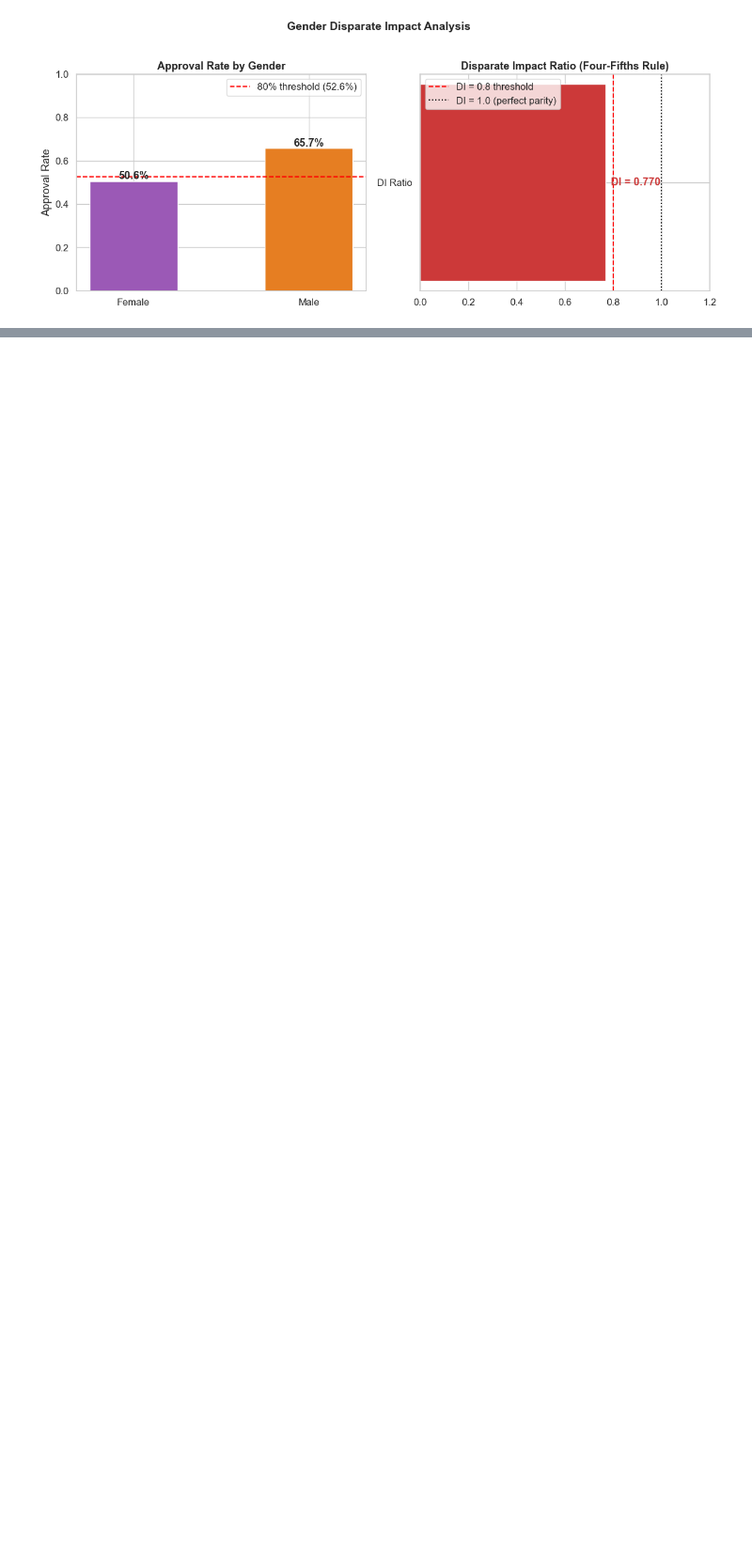
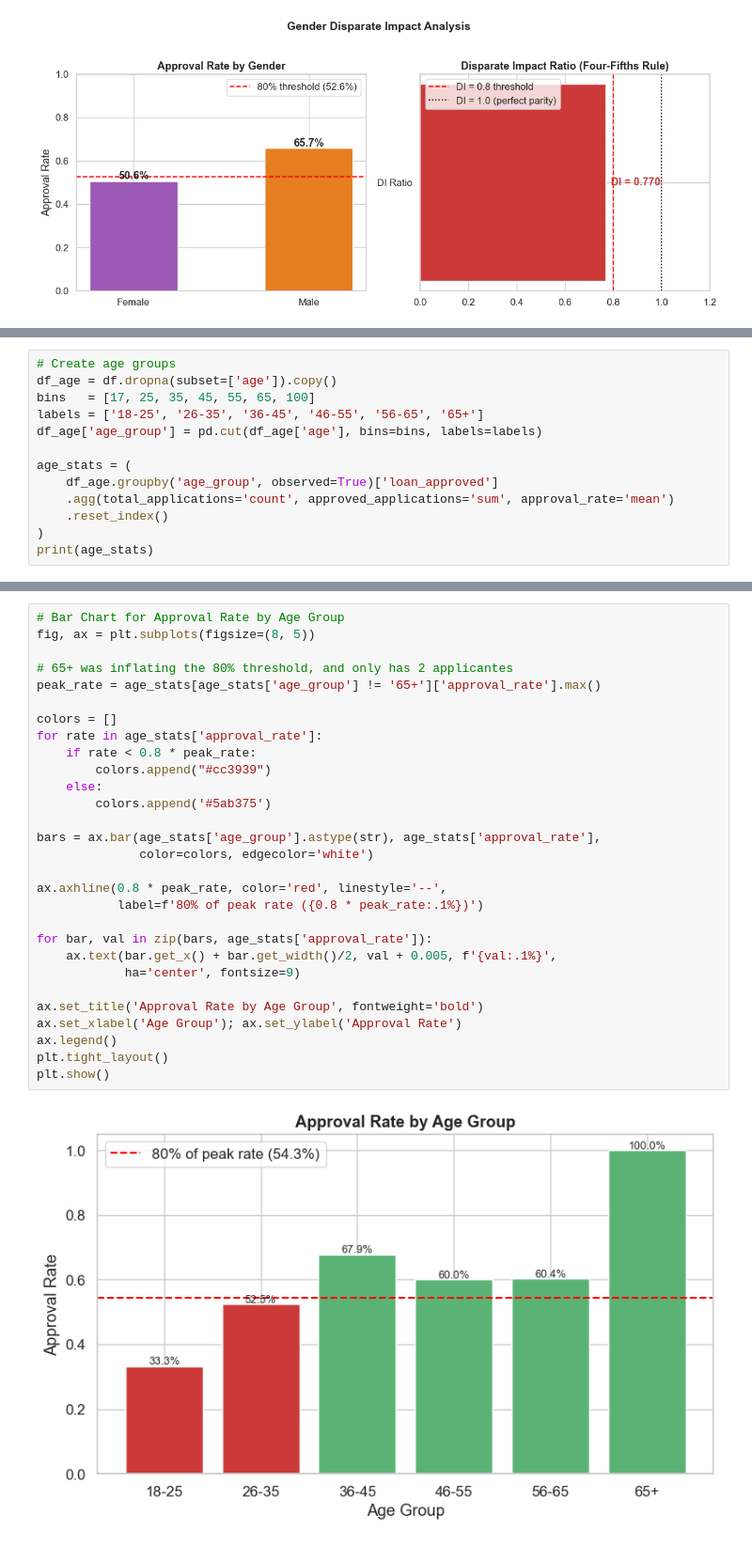
Before and after one commit to selin71414/dego-project-team9, a Jupyter notebook: notebooks/02-bias-analysis.ipynb, the cells around one changed output, grey strips where cells are left out. Shown at 94% size. Drawn from its saved outputs; the diff is of its cells as text; blank space fills up the shorter version.

```diff
--- a/notebooks/02-bias-analysis.ipynb
+++ b/notebooks/02-bias-analysis.ipynb
@@ -145,0 +149,13 @@ plt.show()
+# %%
+# Create age groups
+df_age = df.dropna(subset=['age']).copy()
+bins   = [17, 25, 35, 45, 55, 65, 100]
+labels = ['18-25', '26-35', '36-45', '46-55', '56-65', '65+']
+df_age['age_group'] = pd.cut(df_age['age'], bins=bins, labels=labels)
+
+age_stats = (
+    df_age.groupby('age_group', observed=True)['loan_approved']
+    .agg(total_applications='count', approved_applications='sum', approval_rate='mean')
+    .reset_index()
+)
+print(age_stats)
@@ -145,0 +205,31 @@ plt.show()
+# %%
+# Bar Chart for Approval Rate by Age Group
+fig, ax = plt.subplots(figsize=(8, 5))
+
+# 65+ was inflating the 80% threshold, and only has 2 applicantes
+peak_rate = age_stats[age_stats['age_group'] != '65+']['approval_rate'].max()
+
+colors = []
+for rate in age_stats['approval_rate']:
+    if rate < 0.8 * peak_rate:
+        colors.append("#cc3939")
+    else:
+        colors.append('#5ab375')
+
+bars = ax.bar(age_stats['age_group'].astype(str), age_stats['approval_rate'],
+              color=colors, edgecolor='white')
+
+ax.axhline(0.8 * peak_rate, color='red', linestyle='--',
+           label=f'80% of peak rate ({0.8 * peak_rate:.1%})')
+
+for bar, val in zip(bars, age_stats['approval_rate']):
+    ax.text(bar.get_x() + bar.get_width()/2, val + 0.005, f'{val:.1%}',
+            ha='center', fontsize=9)
+
+ax.set_title('Approval Rate by Age Group', fontweight='bold')
+ax.set_xlabel('Age Group'); ax.set_ylabel('Approval Rate')
+ax.legend()
+plt.tight_layout()
+plt.show()
+# %% [output]
+[figure, added]
```
Also changed, not shown: parts of 7 cells of this notebook.
